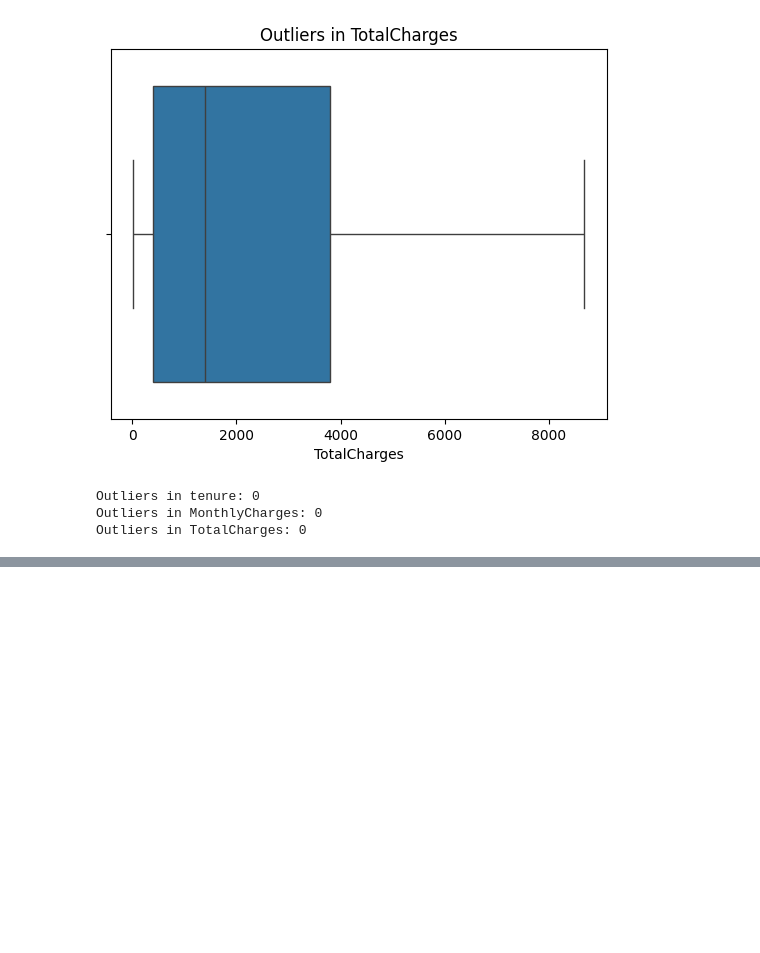
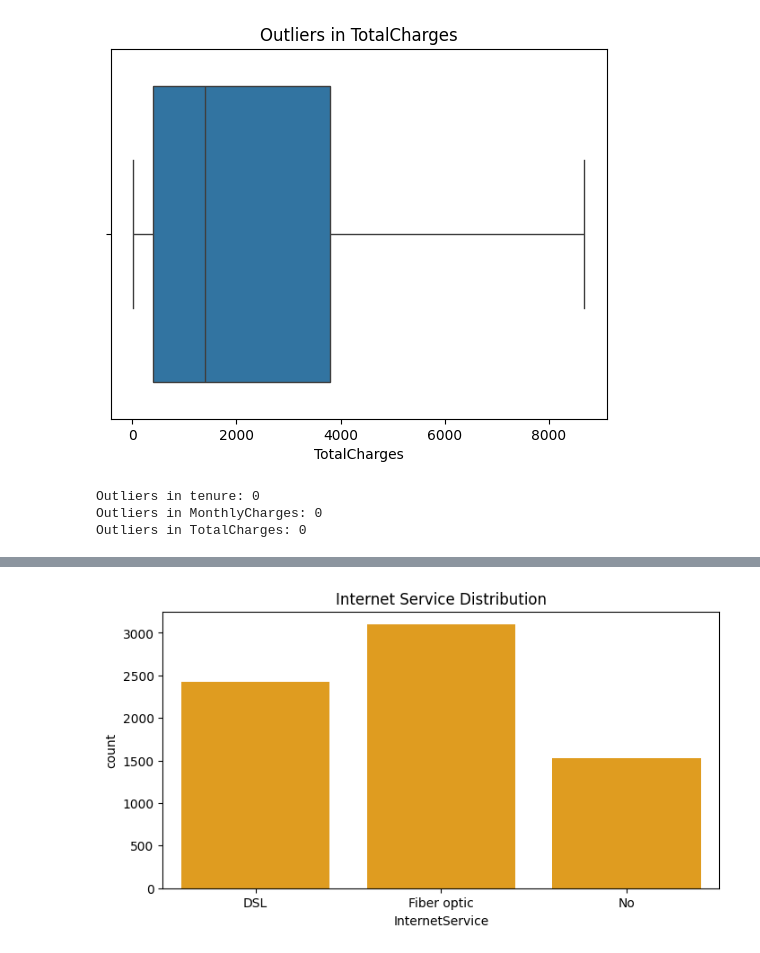
Before and after one commit to AmmarShaikh81/Customer_Churn_Analysis, a Jupyter notebook: Notebooks/Notebook1.ipynb, the cells around one changed output, grey strips where cells are left out. Saved outputs shown, nothing was run; the diff lists cells and outputs as text; code cells hidden in the pictures; blank space fills up the shorter version.

```diff
--- a/Notebooks/Notebook1.ipynb
+++ b/Notebooks/Notebook1.ipynb
@@ -262,0 +259,8 @@ Outliers in TotalCharges: 0
+# %%
+#Distribution of Internet Service
+plt.figure(figsize=(8,4))
+sns.countplot(df,x='InternetService',color='orange')
+plt.title("Internet Service Distribution")
+plt.show()
+# %% [output]
+[figure, added]
```
Also changed, not shown: parts of 7 cells of this notebook.
